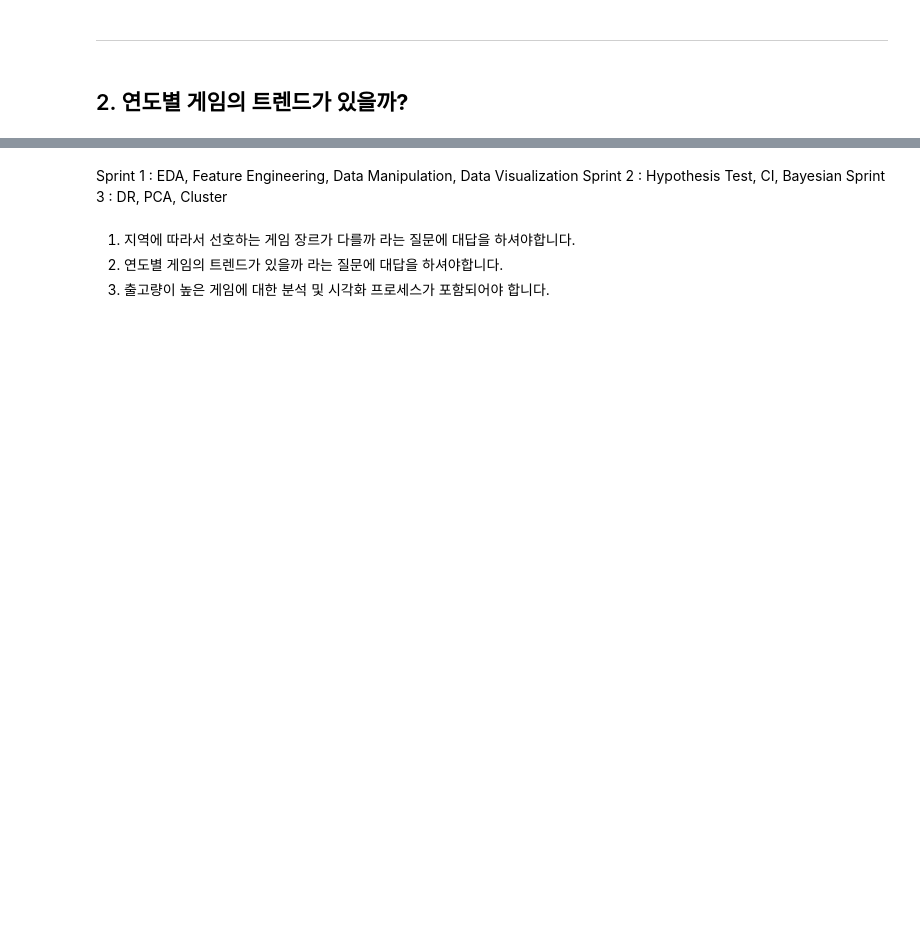
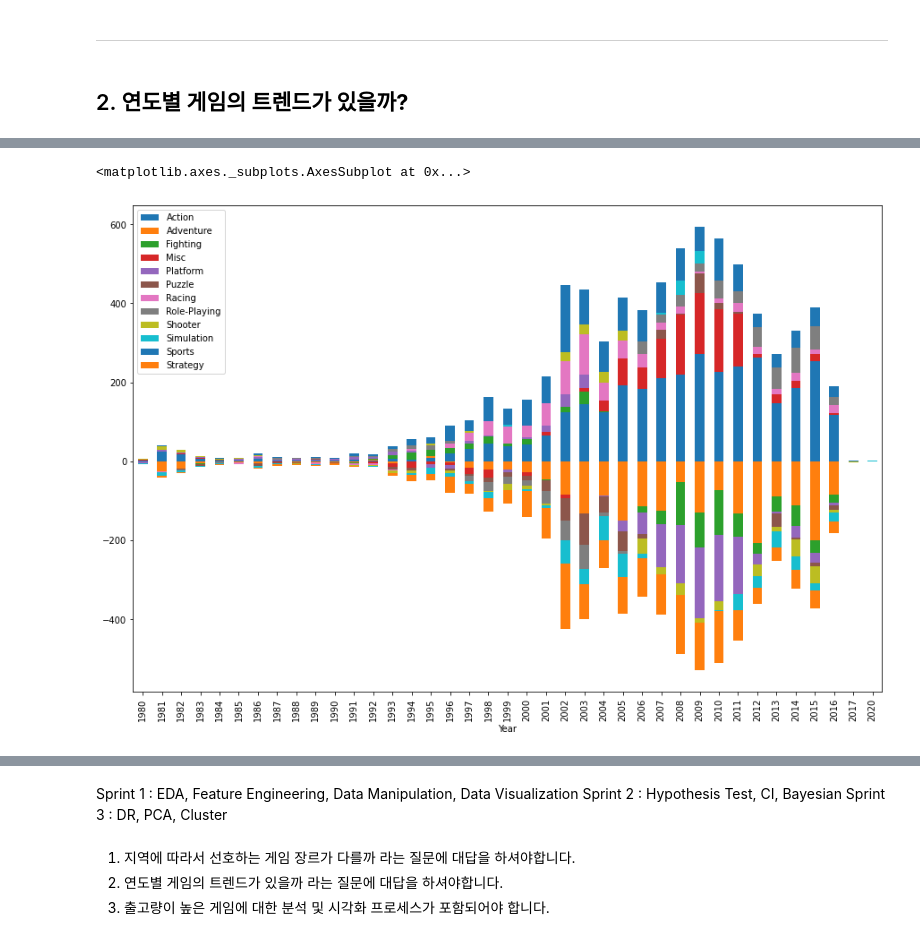
Before and after one commit to doguma/S1P_CodeStates, a Jupyter notebook: S1P.ipynb, the cells around one changed output, grey strips where cells are left out. Saved outputs shown, nothing was run; the diff lists cells and outputs as text; code cells hidden in the pictures; blank space fills up the shorter version.

Commit message:
years and genre category - wip

```diff
--- a/S1P.ipynb
+++ b/S1P.ipynb
@@ -244,0 +257,10 @@ df
+# %%
+def toInt(flt):
+  if flt:
+    return int(flt)
+  else:
+    pass
+# %%
+# change float value to int value
+df_chrono['Year'] = df_chrono['Year'].apply(toInt)
+df_chrono
@@ -244,0 +286,5 @@ df
+# %%
+# one-hot encoding the 'Genre' using get_dummies
+y = pd.get_dummies(df_chrono.Genre)
+y['Year'] = df_chrono['Year']
+y
@@ -244,0 +305,4 @@ df
+# %%
+# getting sum of different categories
+df_years = y.groupby("Year").sum()
+df_years.head()
@@ -244,0 +317,6 @@ df
+# %%
+# stacked bar graph on different genre types, 카테고리가 너무 많아서 겹치는 색깔들이 있음
+df_years.diff(axis=1).fillna(df_years).astype(df_years.dtypes).plot.bar(stacked=True, figsize=(15,10))
+# %% [output]
+<matplotlib.axes._subplots.AxesSubplot at 0x...>
+[figure, added]
```
Also changed, not shown: parts of 11 cells of this notebook.
